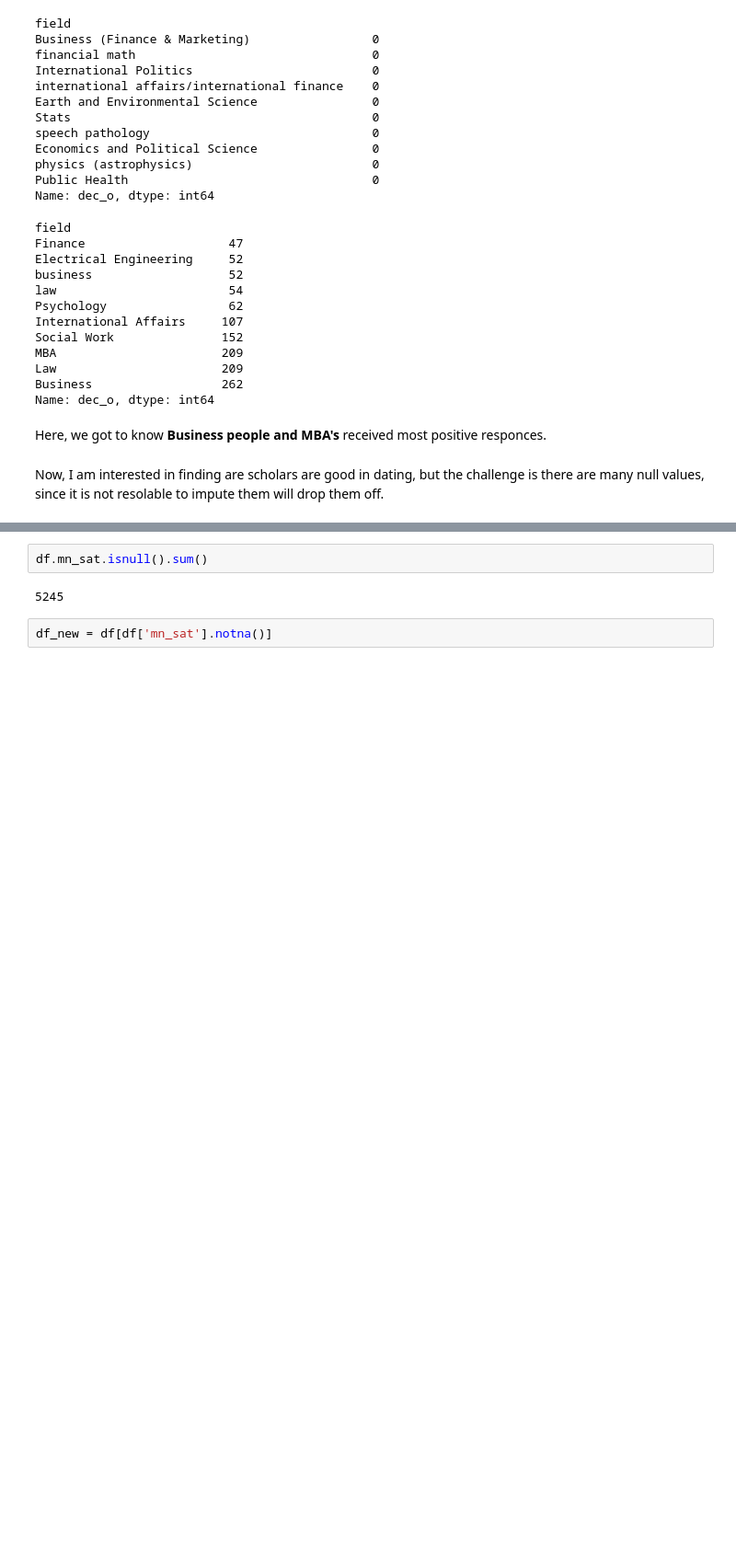
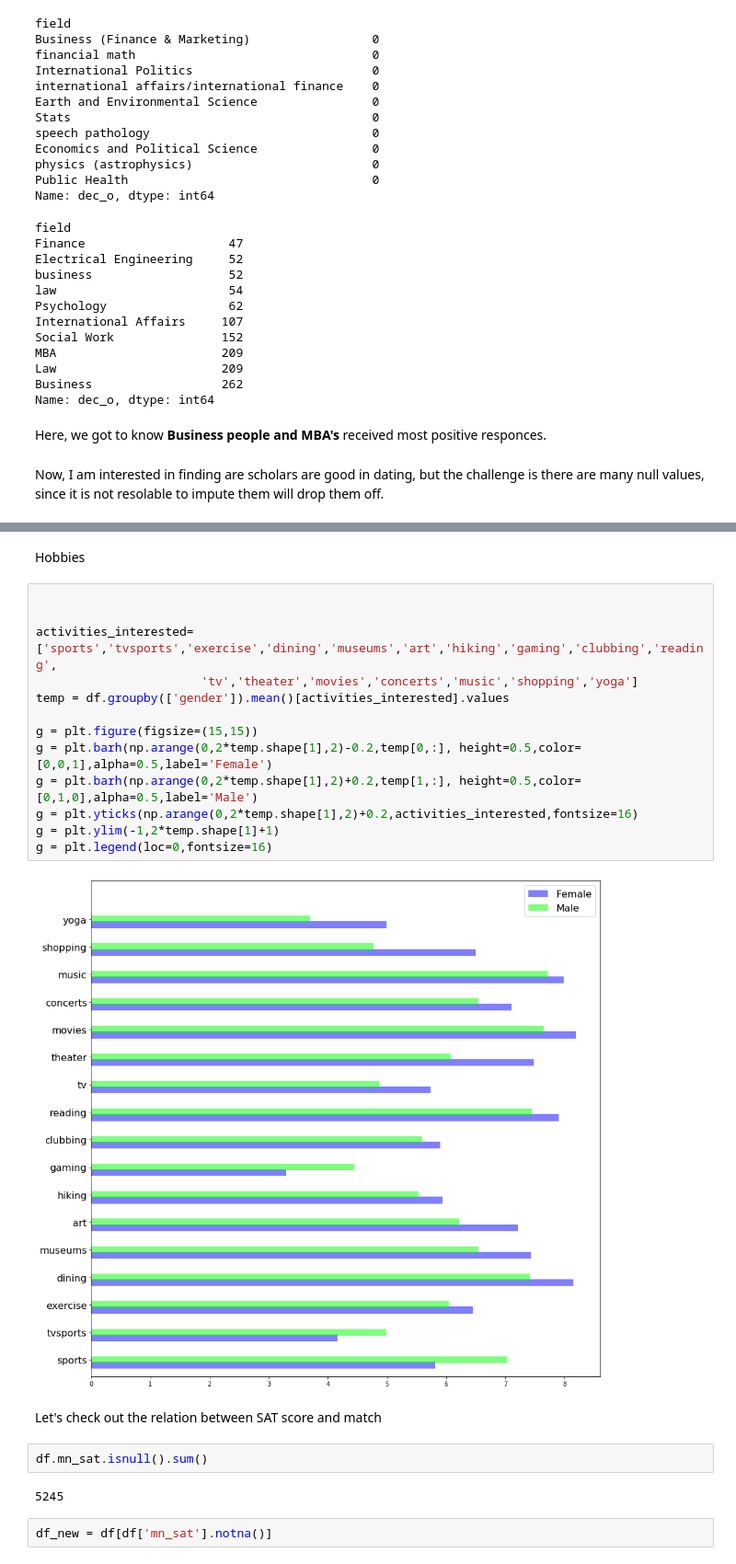
Before and after one commit to erjpsingh/dateyourmate, a Jupyter notebook: dateyourmate.ipynb, the cells around one changed output, grey strips where cells are left out. Shown at 92% size. Drawn from its saved outputs; the diff is of its cells as text; blank space fills up the shorter version.

```diff
--- a/dateyourmate.ipynb
+++ b/dateyourmate.ipynb
@@ -309,3 +335,22 @@ Now, I am interested in finding are scholars are good in dating, but the challen
+# %% [markdown]
+Hobbies
+# %%
+
+
+activities_interested=['sports','tvsports','exercise','dining','museums','art','hiking','gaming','clubbing','reading',
+                       'tv','theater','movies','concerts','music','shopping','yoga']
+temp = df.groupby(['gender']).mean()[activities_interested].values
+
+g = plt.figure(figsize=(15,15))
+g = plt.barh(np.arange(0,2*temp.shape[1],2)-0.2,temp[0,:], height=0.5,color=[0,0,1],alpha=0.5,label='Female')
+g = plt.barh(np.arange(0,2*temp.shape[1],2)+0.2,temp[1,:], height=0.5,color=[0,1,0],alpha=0.5,label='Male')
+g = plt.yticks(np.arange(0,2*temp.shape[1],2)+0.2,activities_interested,fontsize=16)
+g = plt.ylim(-1,2*temp.shape[1]+1)
+g = plt.legend(loc=0,fontsize=16)
+# %% [output]
+[figure, added]
+# %% [markdown]
+Let's check out the relation between SAT score and match
 # %%
 df.mn_sat.isnull().sum()
 # %% [output]
```
Also changed, not shown: parts of 30 cells of this notebook.
